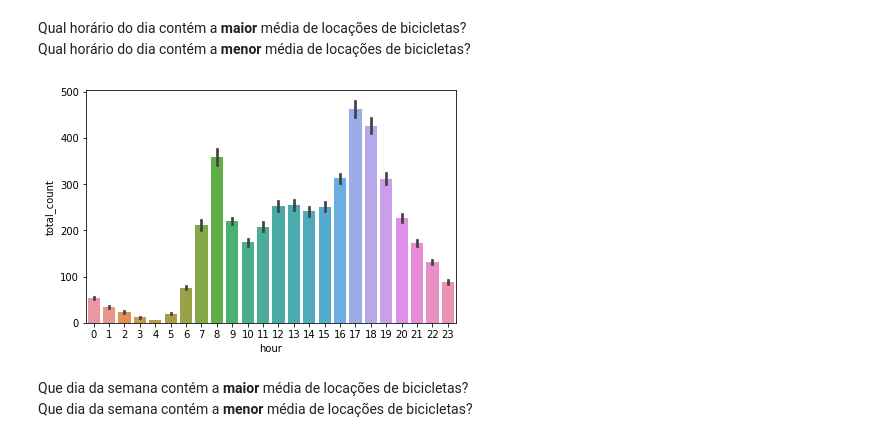
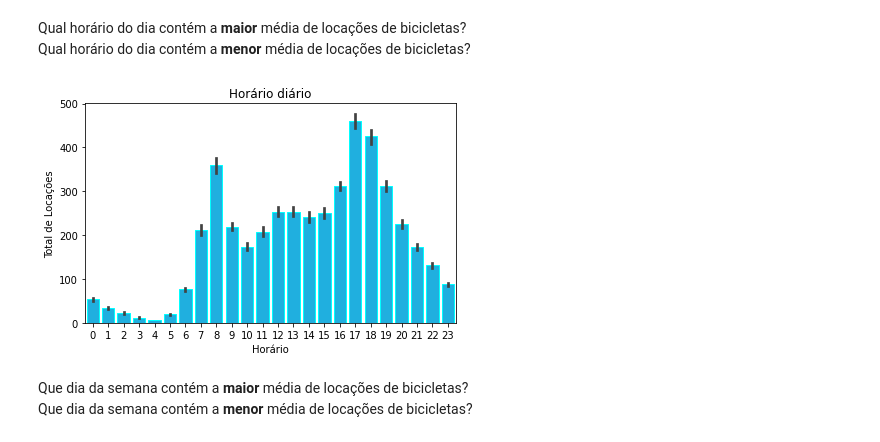
Before and after one commit to vivirocha/Bootcamp_MachineLearning, a Jupyter notebook: Trabalho1_Módulo_2_Modelos_Preditivos_e_Séries_Temporais.ipynb, the cells around one changed output. Saved outputs shown, nothing was run; the diff lists cells and outputs as text; code cells hidden in the pictures.

```diff
--- a/Trabalho1_Módulo_2_Modelos_Preditivos_e_Séries_Temporais.ipynb
+++ b/Trabalho1_Módulo_2_Modelos_Preditivos_e_Séries_Temporais.ipynb
@@ -52,0 +61,3 @@ bike.head()
+# %%
+bike.rename(columns={'datetime': 'periodo', 'rec_id': 'id', 'season':'estacoes','year': 'ano', 'month':'mes', 'hour': 'hora', 'is_holiday': 'feriado', 'weekday': 'dia_da_semana', 'is_workingday':'dia_util', 'weather_condition':'condicao_climatica', 'temp': 'temperatura', 'atemp': 'sensacao_termica', 'humidity': 'umidade', 'windspeed':'velocidade_vento', 'casual':'locacoes_casuais', 'registered':'locacoes_registradas', 'total_count': 'total_locacoes'},
+            inplace=True)
@@ -52,0 +77,2 @@ bike.head()
+# %%
+bike = bike[['id', 'periodo', 'dia_da_semana', 'dia_util', 'feriado', 'hora', 'mes', 'ano', 'estacoes', 'condicao_climatica', 'temperatura', 'sensacao_termica', 'umidade', 'velocidade_vento', 'locacoes_casuais', 'locacoes_registradas', 'total_locacoes' ]]
@@ -136,10 +202,14 @@ import matplotlib.pyplot as plt
 # %%
 fig, ax = plt.subplots()
-sns.barplot(x=bike['hour'], y=bike['total_count'], ax=ax, data=bike)
-#otimizar espaço da figure
-fig.tight_layout();
+sns.barplot(x=bike['hora'], y=bike['total_locacoes'], ax=ax, data=bike,
+            color = 'DeepSkyBlue',
+            edgecolor = 'Aqua')       #definindo x e y.
+ax.set(title = "Horário diário",      #Título do gráfico.
+       xlabel = "Horário",            #Título eixo x.
+       ylabel = "Total de Locações"); #Título eixo y.
+fig.tight_layout();                   #otimizar espaço da figura
 # %% [output]
-[figure, old version]
+[figure, new version]
 # %% [markdown]
 Que dia da semana contém a **maior** média de locações de bicicletas? <br>
 Que dia da semana contém a **menor** média de locações de bicicletas?
```
Also changed, not shown: parts of 32 cells of this notebook.
